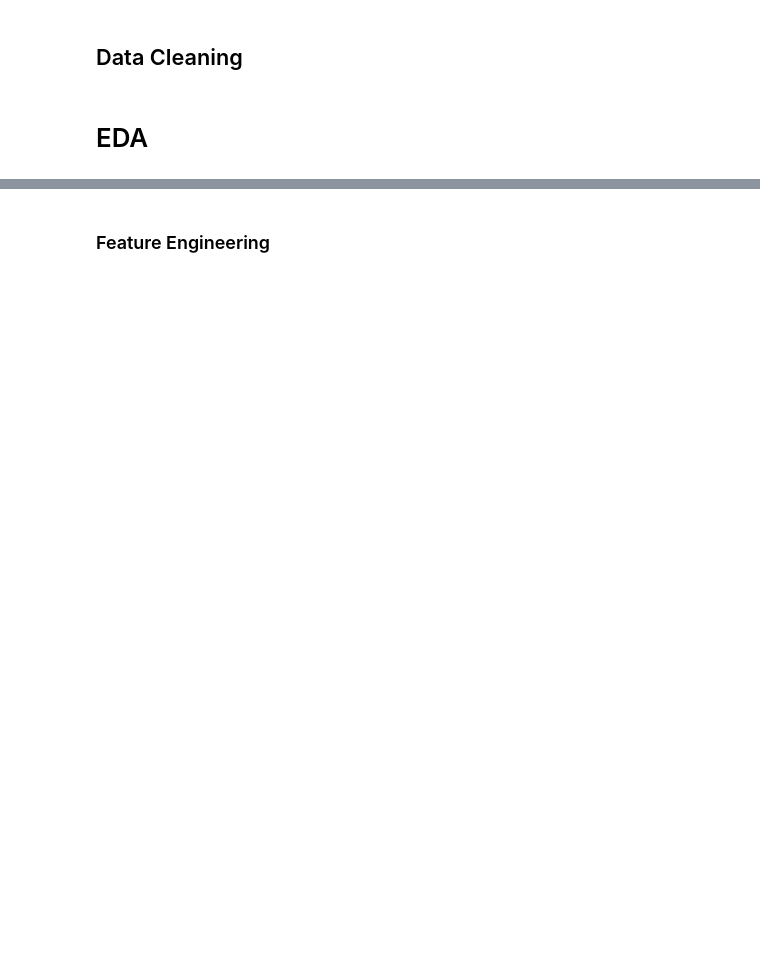
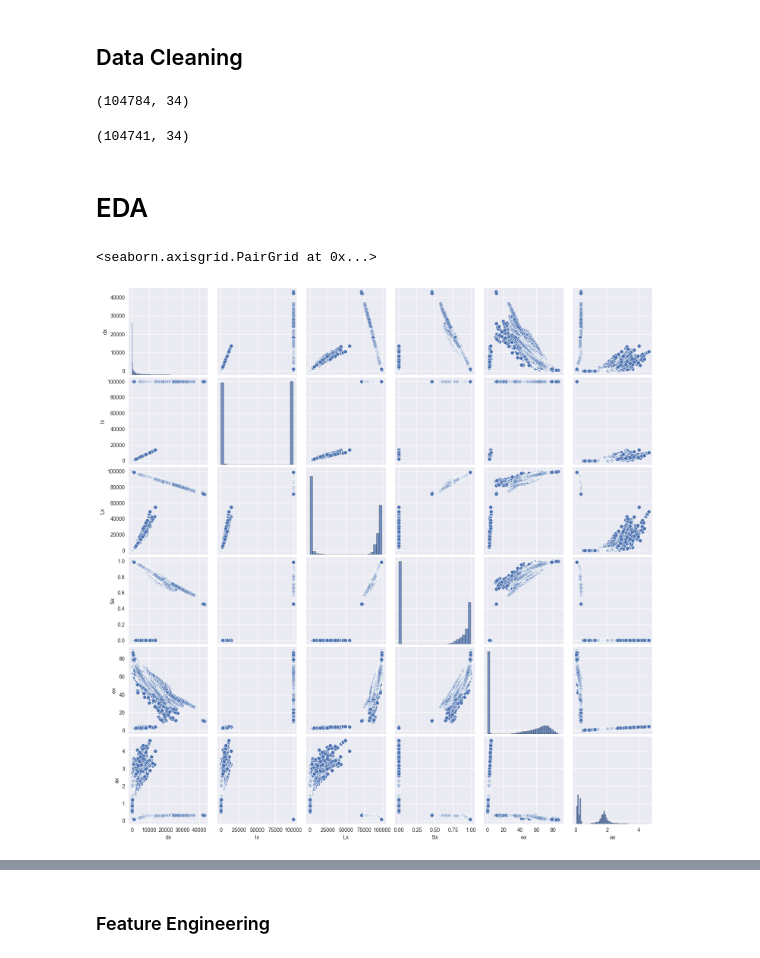
Before and after one commit to SergeevVladislav/HSE_PopDev_Mentors_Seminar_Python_Fall_2025, a Jupyter notebook: 02_sem/002_demographics_without_solutions.ipynb, the cells around one changed output, grey strips where cells are left out. Cells and saved outputs as stored; diff of their text form; code cells hidden in the pictures; blank space fills up the shorter version.

```diff
--- a/02_sem/002_demographics_without_solutions.ipynb
+++ b/02_sem/002_demographics_without_solutions.ipynb
@@ -370,6 +576,6 @@ index_column = "Location"
 list1 = df.columns.tolist()
 list2 = death.columns.tolist()
 common_columns = [col for col in list1 if col in list2]
-df_lin_reg = pd.merge(df, death, on=common_columns, how="inner")
+df_lin_reg = pd.merge(df, death, on=[i for i in common_columns if i != "Notes"], how="inner")
 print(df_lin_reg.shape)
 df_lin_reg.head()
@@ -377,17 +592,24 @@ df_lin_reg.head()
 ## Data Cleaning
 # %%
 # Delete null observations
-df_lin_reg = # <YOUR CODE>
+df_lin_reg = df_lin_reg[~df_lin_reg["ISO3_code"].isnull()]
 df_lin_reg.shape
+# %% [output]
+(104784, 34)
 # %%
 # Delete duplicates from data
-df_lin_reg = # <YOUR CODE>
+df_lin_reg = df_lin_reg.drop_duplicates(subset=features)
 print(df_lin_reg.shape)
+# %% [output]
+(104741, 34)
 # %% [markdown]
 # EDA
 # %%
 import seaborn as sns
 # pairplot
-# <YOUR CODE>
+sns.pairplot(df_lin_reg[features])
+# %% [output]
+<seaborn.axisgrid.PairGrid at 0x...>
+[figure, added]
 # %%
 # correlation matrix
```
Also changed, not shown: parts of 40 cells of this notebook, 2 other files.
